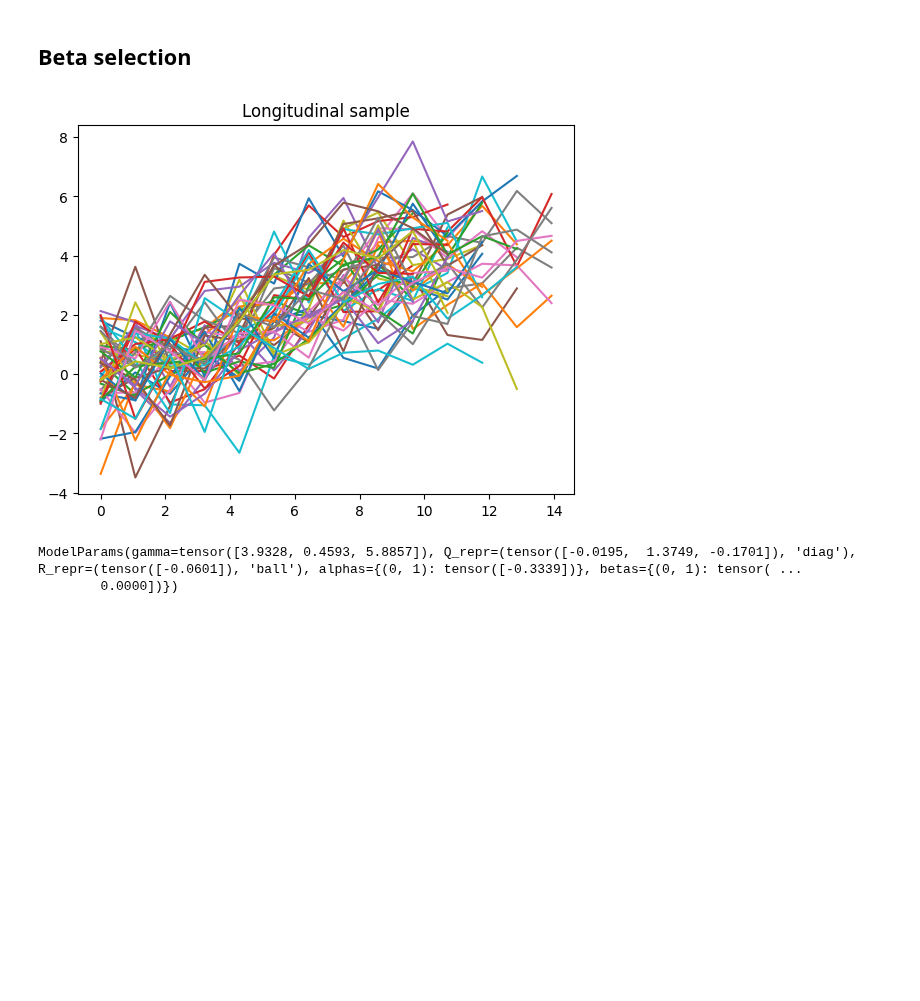
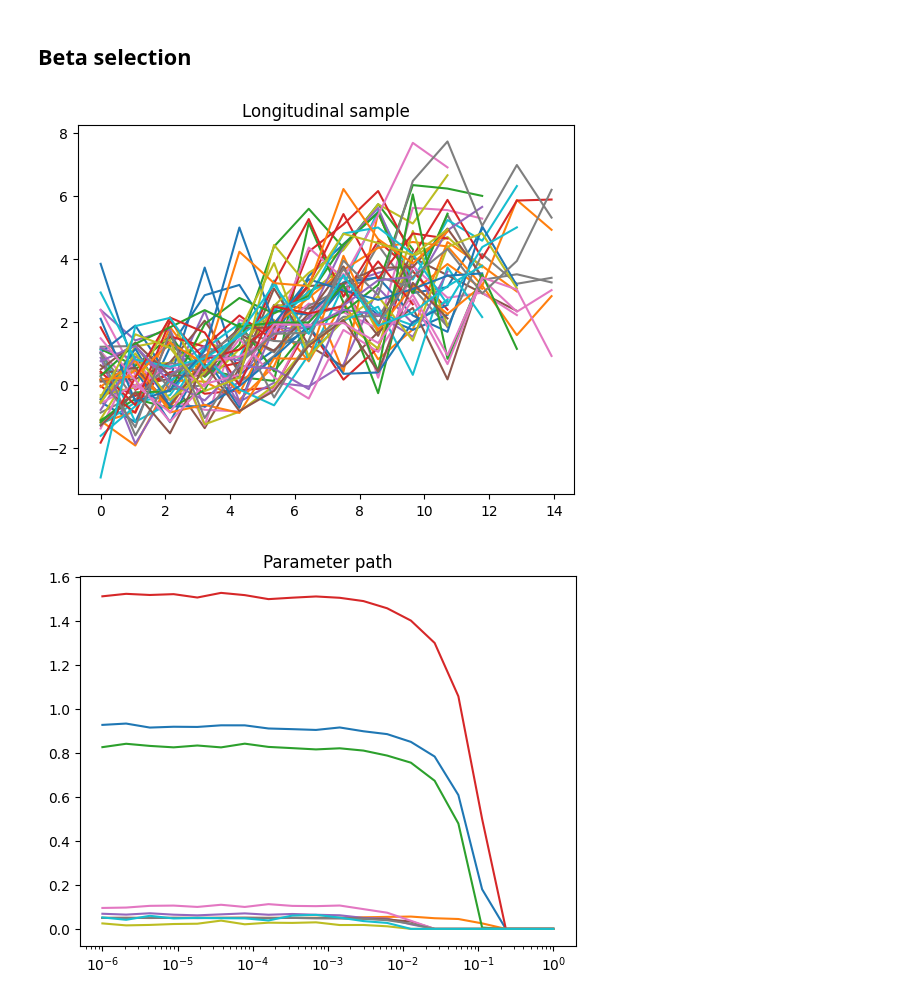
Before and after one commit to felixlaplante/jmstate, a Jupyter notebook: selection-test.ipynb, the cells around one changed output. Drawn from its saved outputs; the diff is of its cells as text; code cells hidden in the pictures; blank space fills up the shorter version.

```diff
--- a/selection-test.ipynb
+++ b/selection-test.ipynb
@@ -43,7 +43,7 @@ surv = {(0, 1): (weibull_fn, sigmoid)}
 model_design = ModelDesign(f, sigmoid, surv)
 real_model = MultiStateJointModel(model_design, real_params)
 
-n = 500
+n = 1000
 t = torch.linspace(0, 15, 15)
 c = torch.rand(n, 1) * 5 + 10
 x = torch.randn(n, p)
@@ -63,7 +63,7 @@ plt.plot(t, y[:50].squeeze(-1).T)
 plt.title("Longitudinal sample")
 plt.show()
 # %% [output]
-[figure, old version]
+[figure, new version]
 # %%
 init_params = ModelParams(
     torch.zeros_like(gamma),
@@ -82,5 +78,18 @@ model.do(
 # %%
-print(model.params_)
+lmda_range = torch.logspace(torch.log10(torch.tensor(1)), torch.log10(torch.tensor(1e-6)), steps=20)
+
+betas = []
+
+for lmda in lmda_range:
+    model.do(
+        data,
+        jobs=[jmstate.jobs.Fit(), jmstate.jobs.AdamL1Proximal(lmda)],
+    )
+    betas.append(model.params_.betas[(0, 1)].clone())
-# %% [output]
-ModelParams(gamma=tensor([3.9328, 0.4593, 5.8857]), Q_repr=(tensor([-0.0195,  1.3749, -0.1701]), 'diag'), R_repr=(tensor([-0.0601]), 'ball'), alphas={(0, 1): tensor([-0.3339])}, betas={(0, 1): tensor( ...
-        0.0000])})
+# %%
+plt.plot(lmda_range, betas)
+plt.xscale('log')
+plt.title("Parameter path")
+plt.show()
+# %% [output]
+[figure, added]
```
Also changed, not shown: parts of 1 cell of this notebook.
